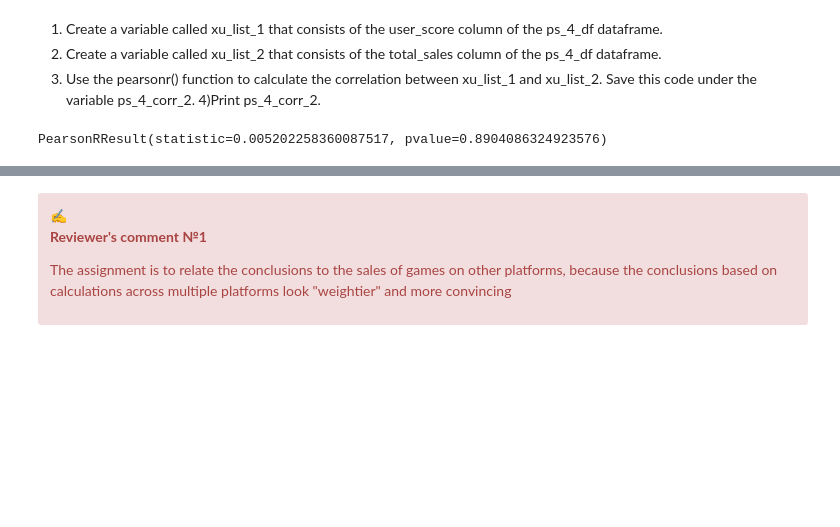
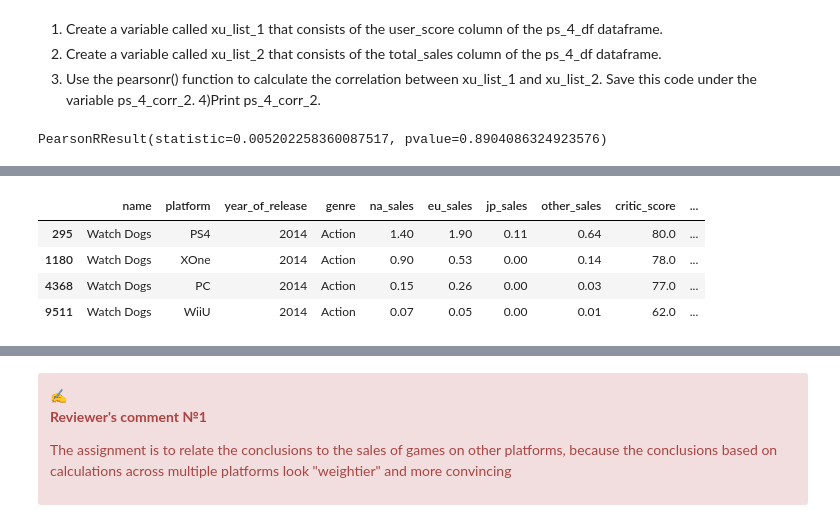
Before and after one commit to BLacuesta3/Sprint_5_Project, a Jupyter notebook: sprint_5 revision.ipynb, the cells around one changed output, grey strips where cells are left out. Drawn from its saved outputs; the diff is of its cells as text; code cells hidden in the pictures; blank space fills up the shorter version.

```diff
--- a/sprint_5 revision.ipynb
+++ b/sprint_5 revision.ipynb
@@ -1240,0 +1285,10 @@ The 3 platforms with the lowest average total sales are:
+# %%
+wd = multi_games[multi_games['name'] == 'Watch Dogs']
+
+wd.head()
+# %% [output]
+|  | name | platform | year_of_release | genre | na_sales | eu_sales | jp_sales | other_sales | critic_score | ... |
+| 295 | Watch Dogs | PS4 | 2014 | Action | 1.40 | 1.90 | 0.11 | 0.64 | 80.0 | ... |
+| 1180 | Watch Dogs | XOne | 2014 | Action | 0.90 | 0.53 | 0.00 | 0.14 | 78.0 | ... |
+| 4368 | Watch Dogs | PC | 2014 | Action | 0.15 | 0.26 | 0.00 | 0.03 | 77.0 | ... |
+| 9511 | Watch Dogs | WiiU | 2014 | Action | 0.07 | 0.05 | 0.00 | 0.01 | 62.0 | ... |
```
Also changed, not shown: parts of 15 cells of this notebook.
